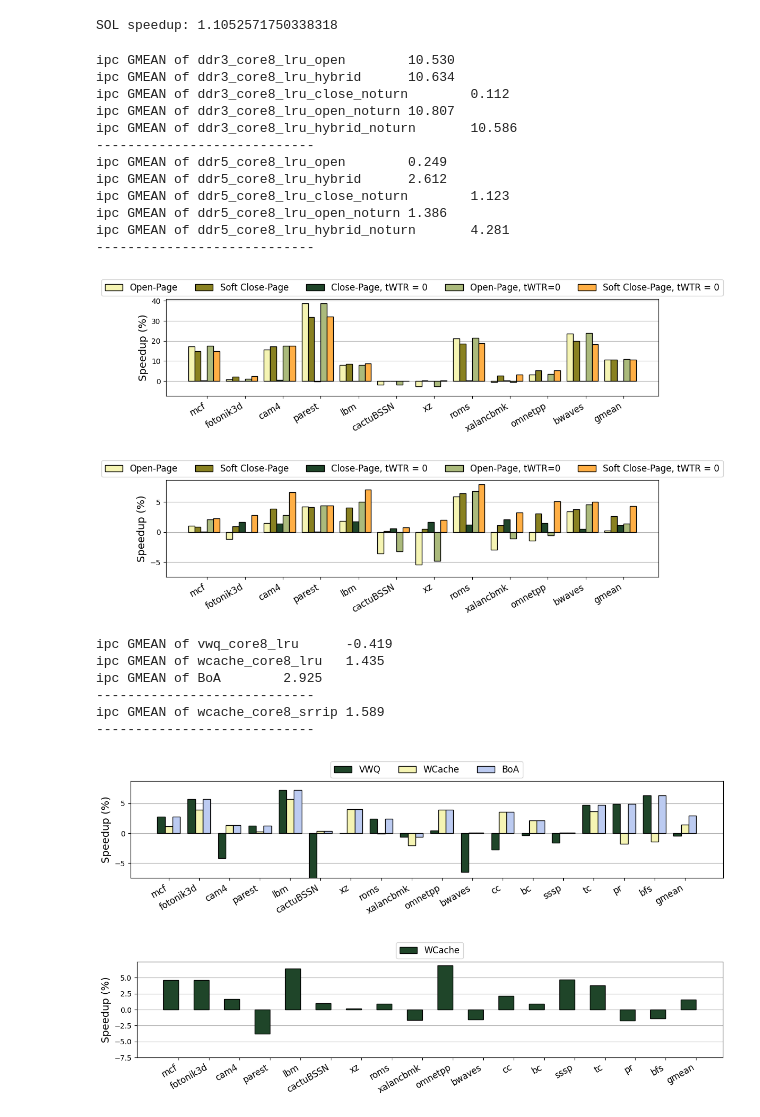
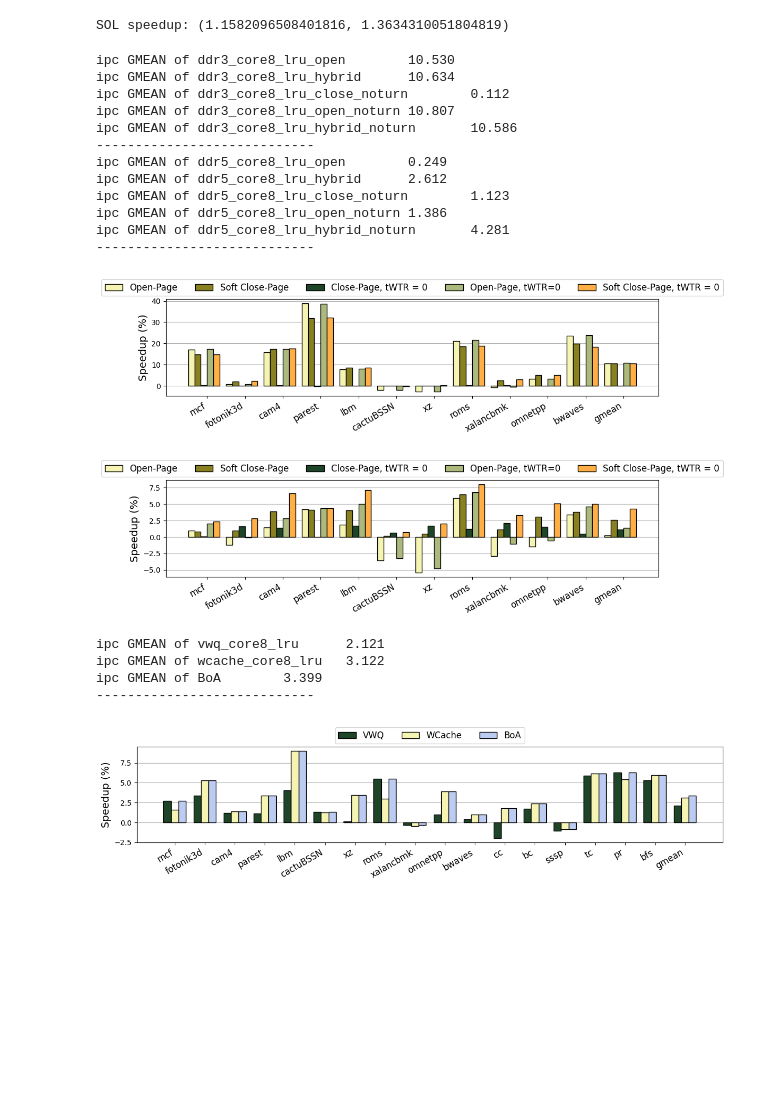
Before and after one commit to suhaskvittal/frost, a Jupyter notebook: data/ipynb/w_cache.ipynb, the cells around one changed output. Cells and saved outputs as stored; diff of their text form; code cells hidden in the pictures; blank space fills up the shorter version.

Commit message:
copied existing version of wcache to wcache2

```diff
--- a/data/ipynb/w_cache.ipynb
+++ b/data/ipynb/w_cache.ipynb
@@ -29,8 +29,9 @@ def read_csv_file(filename: str) -> dict:
     return d
 
 EXCLUDE = ['bc', 'cc', 'sssp', 'tc', 'bfs', 'pr']
+MPKI_MIN = 1.5
 
-def get_stats_for_builds(builds: list[str], stat_name: str, reference_mpki: dict, mpki_min=1.5) -> dict:
+def get_stats_for_builds(builds: list[str], stat_name: str, reference_mpki: dict, mpki_min=MPKI_MIN) -> dict:
     out = {}
 
     for b in builds:
@@ -51,6 +52,9 @@ def compute_sol_speedup(build: str):
     stats = read_csv_file(f'{build}.csv')
     out = []
     for w in stats:
+        if reference_mpki[w] < MPKI_MIN:
+            continue
+
         tot_cycles = stats[w]['dram_cycles']
         write_cycles = stats[w]['write_cycles']
         ideal_write_cycles = stats[w]['num_writes'] * tCCD_S_WR
@@ -62,11 +66,11 @@ def compute_sol_speedup(build: str):
         out.append(tot_cycles/ideal_cycles)
     out.append(sp.stats.gmean(out))
 
-    return out[-1]
+    return out[-1], max(out)
 
 print('SOL speedup:', compute_sol_speedup('baseline_core8_lru'))
 # %% [output]
-SOL speedup: 1.1052571750338318
+SOL speedup: (1.1582096508401816, 1.3634310051804819)
 # %%
 def plot_relative_stat(output_file, builds: list[str], stat_name: str, y_label: str, labels: list, color_list: list, negate=False, percentage=False, plot_best_of_all=False):
     stats = get_stats_for_builds(builds, stat_name, reference_mpki=reference_mpki)
@@ -125,7 +129,6 @@ def plot_relative_stat(output_file, builds: list[str], stat_name: str, y_label:
     ax.set_ylabel(y_label, fontsize=14)
     ax.set_xticks(X + (len(builds)-1)/2 * width, workloads, rotation=30, ha='right', fontsize=12)
     ax.grid(visible=True, axis='y', zorder=0)
-    ax.set_ylim(bottom=-7.5)
 
     ax.legend(fontsize=12, bbox_to_anchor=(0.5,1.25), ncol=n_labels, loc='upper center')
     plt.tight_layout()
@@ -161,33 +164,30 @@ ipc GMEAN of ddr5_core8_lru_close_noturn        1.123
 ipc GMEAN of ddr5_core8_lru_open_noturn 1.386
 ipc GMEAN of ddr5_core8_lru_hybrid_noturn       4.281
 ----------------------------
-[figure, old version]
+[figure, new version]
-[figure, old version]
+[figure, new version]
 # %%
 # Main evaluations:
 plot_relative_stat('plots/main_evals_lru.pdf',
                    ['baseline_core8_lru', 'vwq_core8_lru', 'wcache_core8_lru'],
                    'ipc',
                    'Speedup (%)',
                    ['VWQ', 'WCache'],
                    [C3, C1],
                    percentage=True, plot_best_of_all=True)
-plot_relative_stat('plots/main_evals_srrip.pdf',
-                   ['baseline_core8_srrip', 'wcache_core8_srrip'],
-                   'ipc',
-                   'Speedup (%)',
-                   ['WCache'],
-                   [C3],
-                   percentage=True)
+#plot_relative_stat('plots/main_evals_srrip.pdf',
+#                   ['baseline_core8_srrip', 'wcache_core8_srrip'],
+#                   'ipc',
+#                   'Speedup (%)',
+#                   ['WCache'],
+#                   [C3],
+#                   percentage=True)
 # %% [output]
-ipc GMEAN of vwq_core8_lru      -0.419
-ipc GMEAN of wcache_core8_lru   1.435
-ipc GMEAN of BoA        2.925
+ipc GMEAN of vwq_core8_lru      2.121
+ipc GMEAN of wcache_core8_lru   3.122
+ipc GMEAN of BoA        3.399
 ----------------------------
-ipc GMEAN of wcache_core8_srrip 1.589
-----------------------------
-[figure, old version]
+[figure, new version]
-[figure, removed]
 # %%
 # Sensitivity results:
 plot_relative_stat('plots/wcache_lookup_sens.pdf',
```
Also changed, not shown: parts of 2 cells of this notebook, 8 other files.
